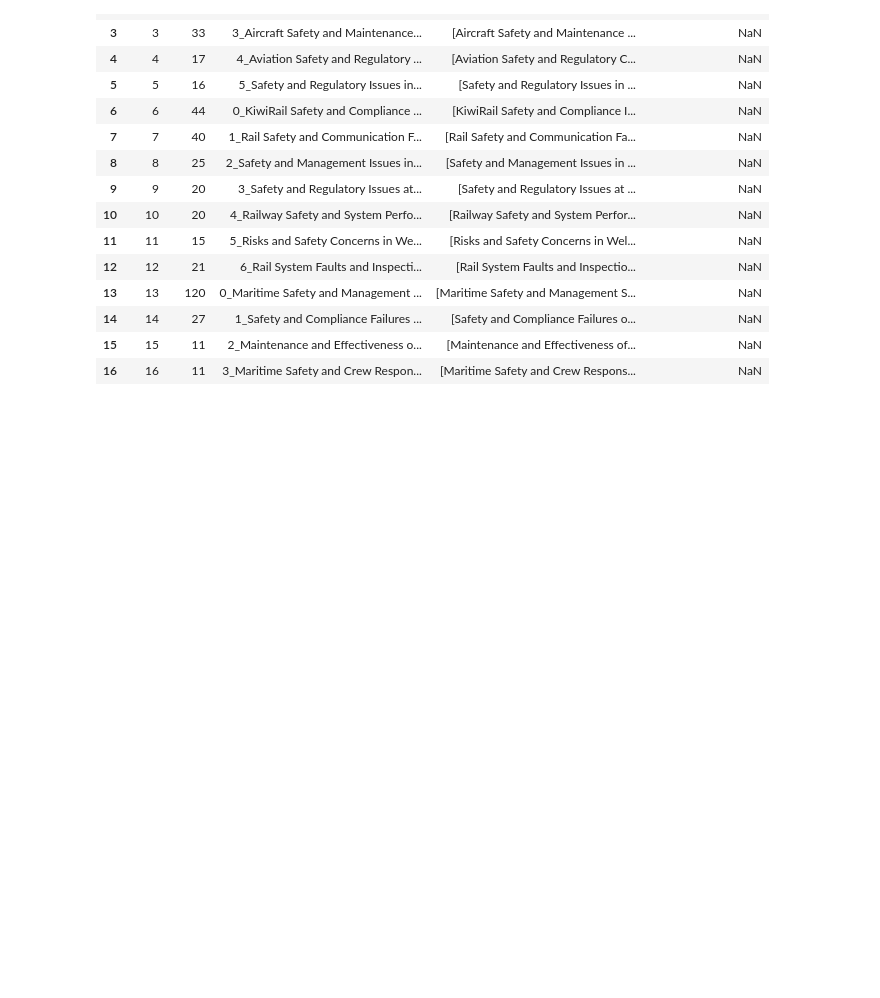
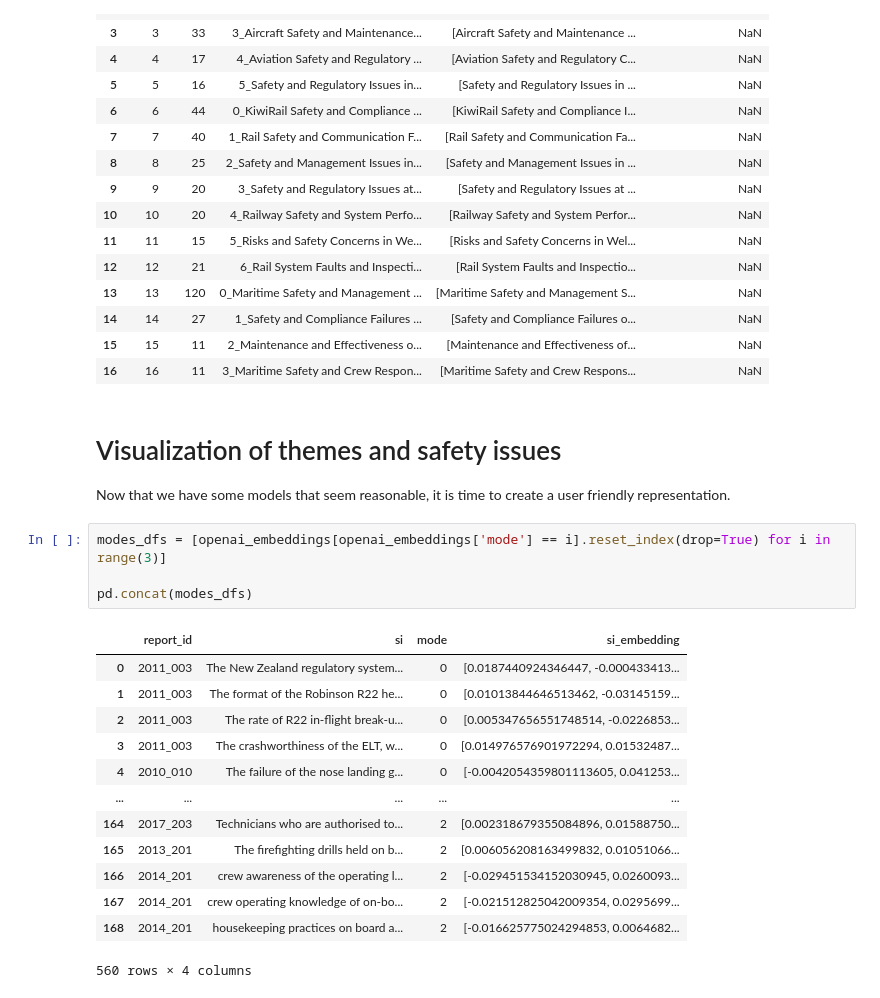
Before and after one commit to 1jamesthompson1/TAIC-report-summary, a Jupyter notebook: notebooks/safety themes_from_safety_issues/BERTopic_safety_theme_generation.ipynb, the cells around one changed output. Drawn from its saved outputs; the diff is of its cells as text; blank space fills up the shorter version.

```diff
--- a/notebooks/safety themes_from_safety_issues/BERTopic_safety_theme_generation.ipynb
+++ b/notebooks/safety themes_from_safety_issues/BERTopic_safety_theme_generation.ipynb
@@ -754,3 +754,25 @@ merged_moode_models.get_topic_info()
 | 14 | 14 | 27 | 1_Safety and Compliance Failures ... | [Safety and Compliance Failures o... | NaN |
 | 15 | 15 | 11 | 2_Maintenance and Effectiveness o... | [Maintenance and Effectiveness of... | NaN |
 | 16 | 16 | 11 | 3_Maritime Safety and Crew Respon... | [Maritime Safety and Crew Respons... | NaN |
+# %% [markdown]
+# Visualization of themes and safety issues
+
+Now that we have some models that seem reasonable, it is time to create a user friendly representation.
+# %%
+modes_dfs = [openai_embeddings[openai_embeddings['mode'] == i].reset_index(drop=True) for i in range(3)]
+
+pd.concat(modes_dfs)
+# %% [output]
+|  | report_id | si | mode | si_embedding |
+| 0 | 2011_003 | The New Zealand regulatory system... | 0 | [0.0187440924346447, -0.000433413... |
+| 1 | 2011_003 | The format of the Robinson R22 he... | 0 | [0.01013844646513462, -0.03145159... |
+| 2 | 2011_003 | The rate of R22 in-flight break-u... | 0 | [0.005347656551748514, -0.0226853... |
+| 3 | 2011_003 | The crashworthiness of the ELT, w... | 0 | [0.014976576901972294, 0.01532487... |
+| 4 | 2010_010 | The failure of the nose landing g... | 0 | [-0.0042054359801113605, 0.041253... |
+| ... | ... | ... | ... | ... |
+| 164 | 2017_203 | Technicians who are authorised to... | 2 | [0.002318679355084896, 0.01588750... |
+| 165 | 2013_201 | The firefighting drills held on b... | 2 | [0.006056208163499832, 0.01051066... |
+| 166 | 2014_201 | crew awareness of the operating l... | 2 | [-0.029451534152030945, 0.0260093... |
+| 167 | 2014_201 | crew operating knowledge of on-bo... | 2 | [-0.021512825042009354, 0.0295699... |
+| 168 | 2014_201 | housekeeping practices on board a... | 2 | [-0.016625775024294853, 0.0064682... |
+560 rows × 4 columns
```
Also changed, not shown: parts of 3 cells of this notebook.
